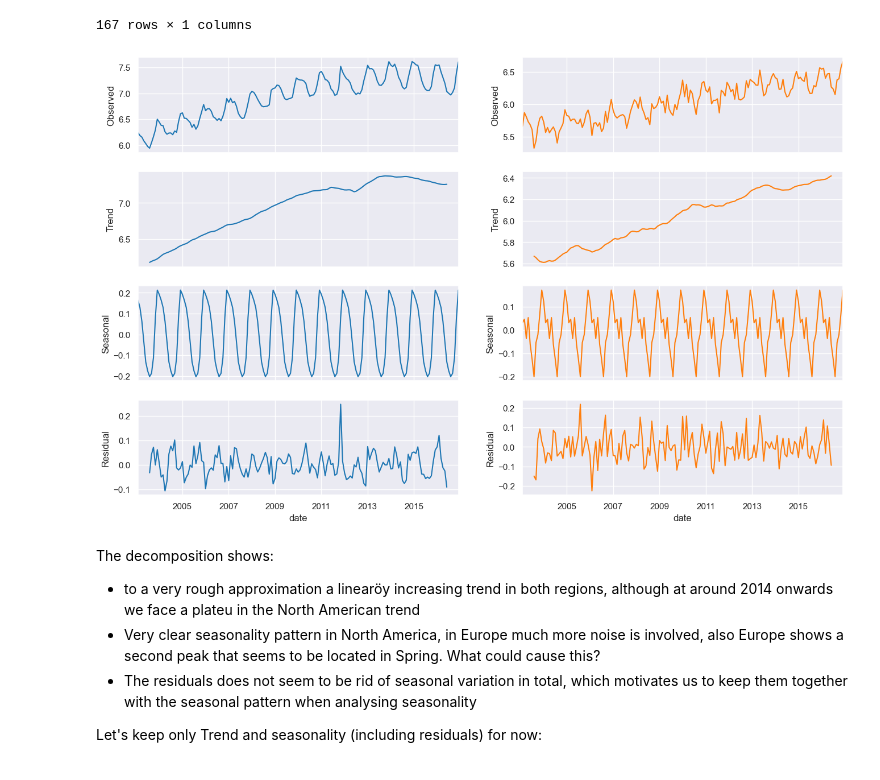
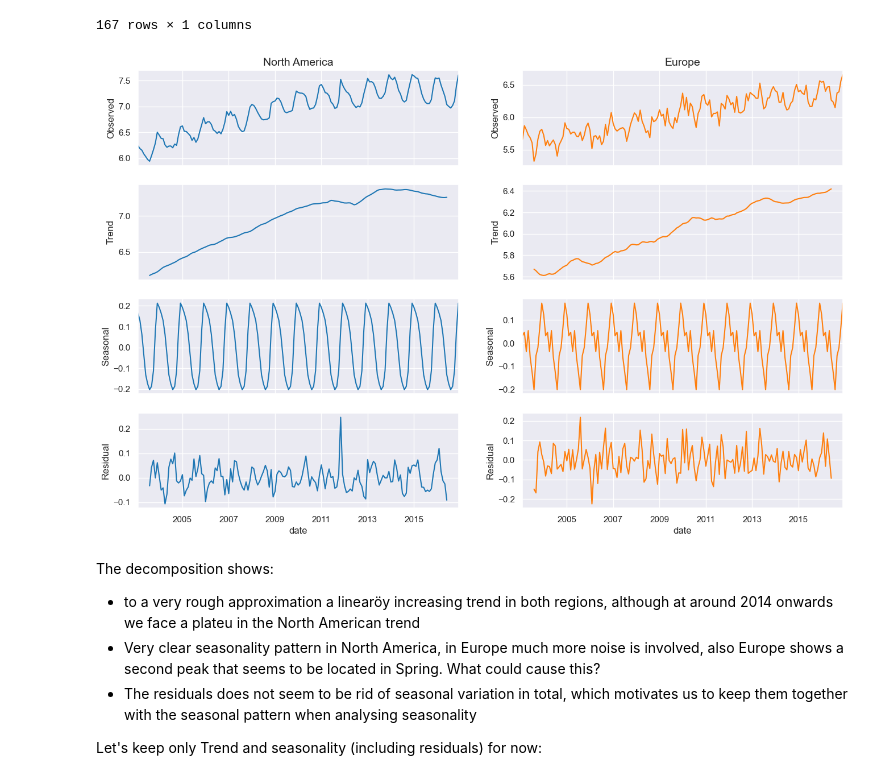
Before and after one commit to epfl-ada/ada-2023-project-welovepandas, a Jupyter notebook: p3_notebook.ipynb, the cells around one changed output. Saved outputs shown, nothing was run; the diff lists cells and outputs as text; code cells hidden in the pictures.

```diff
--- a/p3_notebook.ipynb
+++ b/p3_notebook.ipynb
@@ -717,29 +734,30 @@ display(EU_monthly)
 # %%
 # Decompose the time series into trend, seasonality and residuals
 res_EU = sm.tsa.seasonal_decompose(EU_monthly['abv'])
 res_NA = sm.tsa.seasonal_decompose(NA_monthly['abv'])
-def plotseasonal(res, axes, color):
+def plotseasonal(res, axes, color, title):
     """""
     Plot the seasonal component of the decomposition manually because res.plot() does not have a subplots option.
     :param res: statsmodels.tsa.seasonal.DecomposeResult
     :param axes: list of matplotlib.axes.Axes
     :param color: color string
     :return: None
     """""
     res.observed.plot(ax=axes[0], legend=False, color=color)
     axes[0].set_ylabel('Observed')
+    axes[0].set_title(title, fontsize=14)
     res.trend.plot(ax=axes[1], legend=False, color=color)
     axes[1].set_ylabel('Trend')
     res.seasonal.plot(ax=axes[2], legend=False, color=color)
     axes[2].set_ylabel('Seasonal')
     res.resid.plot(ax=axes[3], legend=False, color=color)
     axes[3].set_ylabel('Residual')
 
 fig, axes = plt.subplots(4, 2, sharex=True, figsize=(16, 10))
-plotseasonal(res_NA, axes[:,0], color='tab:blue')
-plotseasonal(res_EU, axes[:,1], color='tab:orange')
+plotseasonal(res_NA, axes[:,0], color='tab:blue', title='North America')
+plotseasonal(res_EU, axes[:,1], color='tab:orange', title='Europe')
 # %% [output]
-[figure, old version]
+[figure, new version]
 # %% [markdown]
 The decomposition shows:
 - to a very rough approximation a linearöy increasing trend in both regions, although at around 2014 onwards we face a plateu in the North American trend
```
Also changed, not shown: parts of 27 cells of this notebook.
